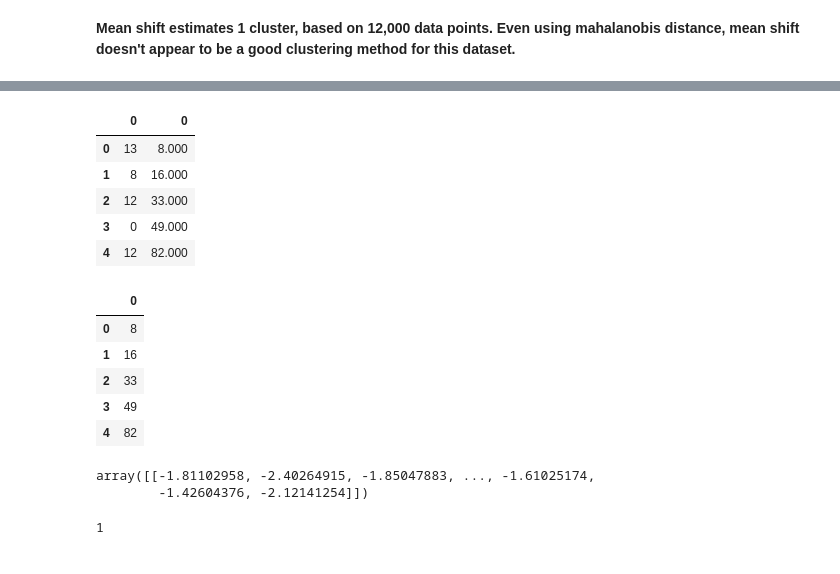
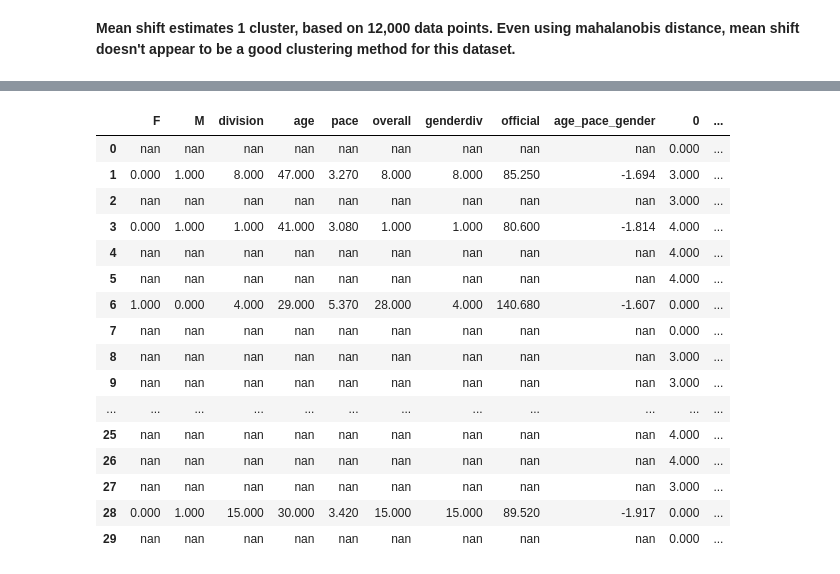
Before and after one commit to milabknowin/Thinkful, a Jupyter notebook: Unsupervised_Learning/Clusters/Boston_Marathon_Challenge.ipynb, the cells around one changed output, grey strips where cells are left out. Drawn from its saved outputs; the diff is of its cells as text; code cells hidden in the pictures.

Commit message:
updated models and analysis

```diff
--- a/Unsupervised_Learning/Clusters/Boston_Marathon_Challenge.ipynb
+++ b/Unsupervised_Learning/Clusters/Boston_Marathon_Challenge.ipynb
@@ -598,5 +600,11 @@ Number of estimated clusters: 1
 km2 = pd.DataFrame(km)
 
 cci = pd.DataFrame(cluster_centers_indices)
+# %%
+# create a 12000 row sample of data to concatentate with cluster data for analysis
+
+features2 = features.sample(12000)
 # %%
-pd.concat([km2, cci], axis=1)
+# create new df with concatenated dfs
+
+df2 = pd.concat([features2, km2, cci], axis=1)
@@ -630,27 +610,0 @@ Index(['age', 'division', 'pace', 'overall', 'genderdiv', 'official'], dtype='ob
-# %%
-df.head()
-# %% [output]
-|  | 0 | 0 |
-| 0 | 13 | 8.000 |
-| 1 | 8 | 16.000 |
-| 2 | 12 | 33.000 |
-| 3 | 0 | 49.000 |
-| 4 | 12 | 82.000 |
-# %%
-cci.head()
-# %% [output]
-|  | 0 |
-| 0 | 8 |
-| 1 | 16 |
-| 2 | 33 |
-| 3 | 49 |
-| 4 | 82 |
-# %%
-cluster_centers
-# %% [output]
-array([[-1.81102958, -2.40264915, -1.85047883, ..., -1.61025174,
-        -1.42604376, -2.12141254]])
-# %%
-n_clusters_
-# %% [output]
-1
@@ -677,0 +611,22 @@ print(pd.crosstab(dist_out, predict))
+# %%
+# view new df
+
+df2.head(30)
+# %% [output]
+|  | F | M | division | age | pace | overall | genderdiv | official | age_pace_gender | 0 | ... |
+| 0 | nan | nan | nan | nan | nan | nan | nan | nan | nan | 0.000 | ... |
+| 1 | 0.000 | 1.000 | 8.000 | 47.000 | 3.270 | 8.000 | 8.000 | 85.250 | -1.694 | 3.000 | ... |
+| 2 | nan | nan | nan | nan | nan | nan | nan | nan | nan | 3.000 | ... |
+| 3 | 0.000 | 1.000 | 1.000 | 41.000 | 3.080 | 1.000 | 1.000 | 80.600 | -1.814 | 4.000 | ... |
+| 4 | nan | nan | nan | nan | nan | nan | nan | nan | nan | 4.000 | ... |
+| 5 | nan | nan | nan | nan | nan | nan | nan | nan | nan | 4.000 | ... |
+| 6 | 1.000 | 0.000 | 4.000 | 29.000 | 5.370 | 28.000 | 4.000 | 140.680 | -1.607 | 0.000 | ... |
+| 7 | nan | nan | nan | nan | nan | nan | nan | nan | nan | 0.000 | ... |
+| 8 | nan | nan | nan | nan | nan | nan | nan | nan | nan | 3.000 | ... |
+| 9 | nan | nan | nan | nan | nan | nan | nan | nan | nan | 3.000 | ... |
+| ... | ... | ... | ... | ... | ... | ... | ... | ... | ... | ... | ... |
+| 25 | nan | nan | nan | nan | nan | nan | nan | nan | nan | 4.000 | ... |
+| 26 | nan | nan | nan | nan | nan | nan | nan | nan | nan | 4.000 | ... |
+| 27 | nan | nan | nan | nan | nan | nan | nan | nan | nan | 3.000 | ... |
+| 28 | 0.000 | 1.000 | 15.000 | 30.000 | 3.420 | 15.000 | 15.000 | 89.520 | -1.917 | 0.000 | ... |
+| 29 | nan | nan | nan | nan | nan | nan | nan | nan | nan | 0.000 | ... |
```
Also changed, not shown: parts of 18 cells of this notebook.
